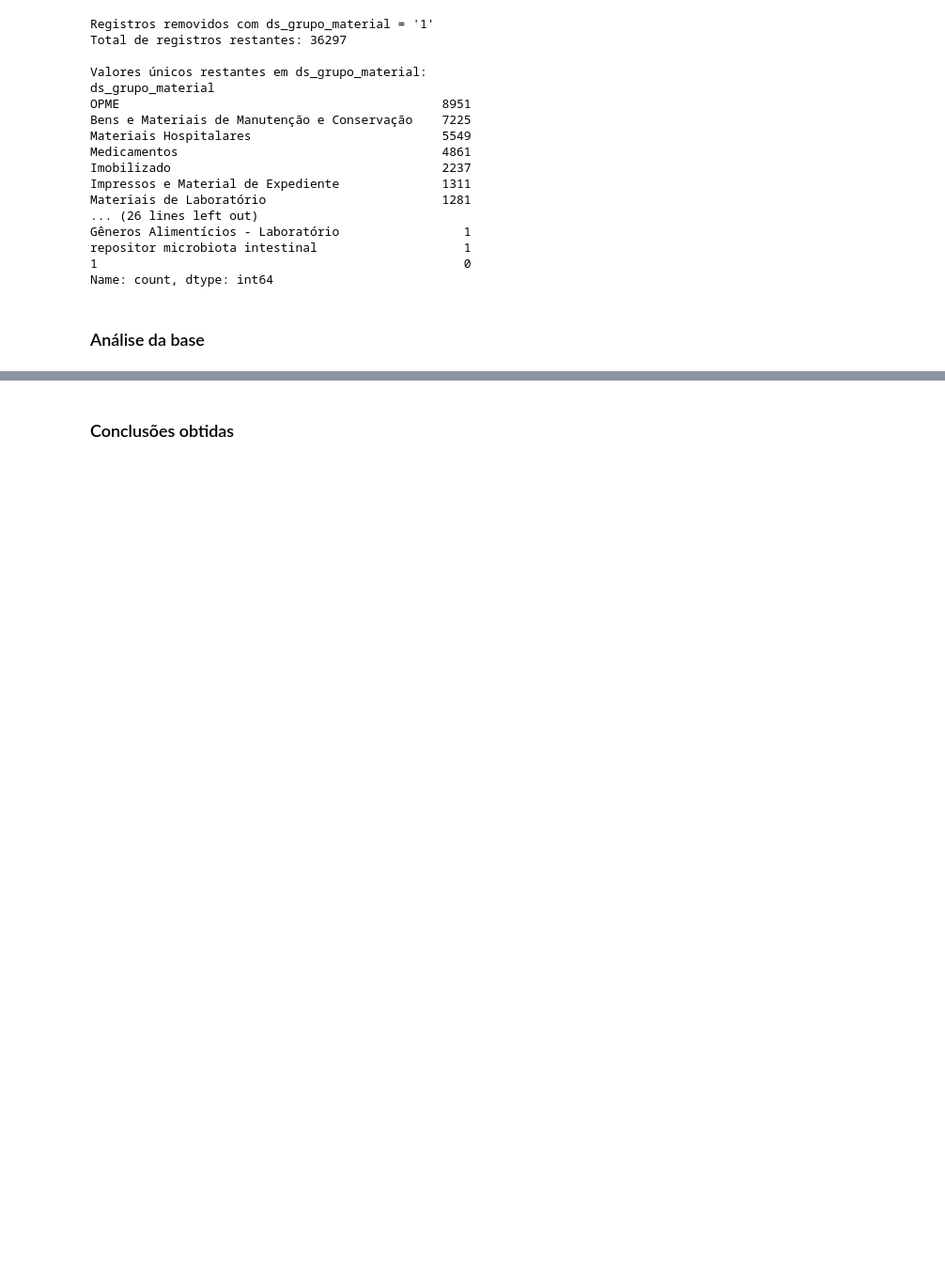
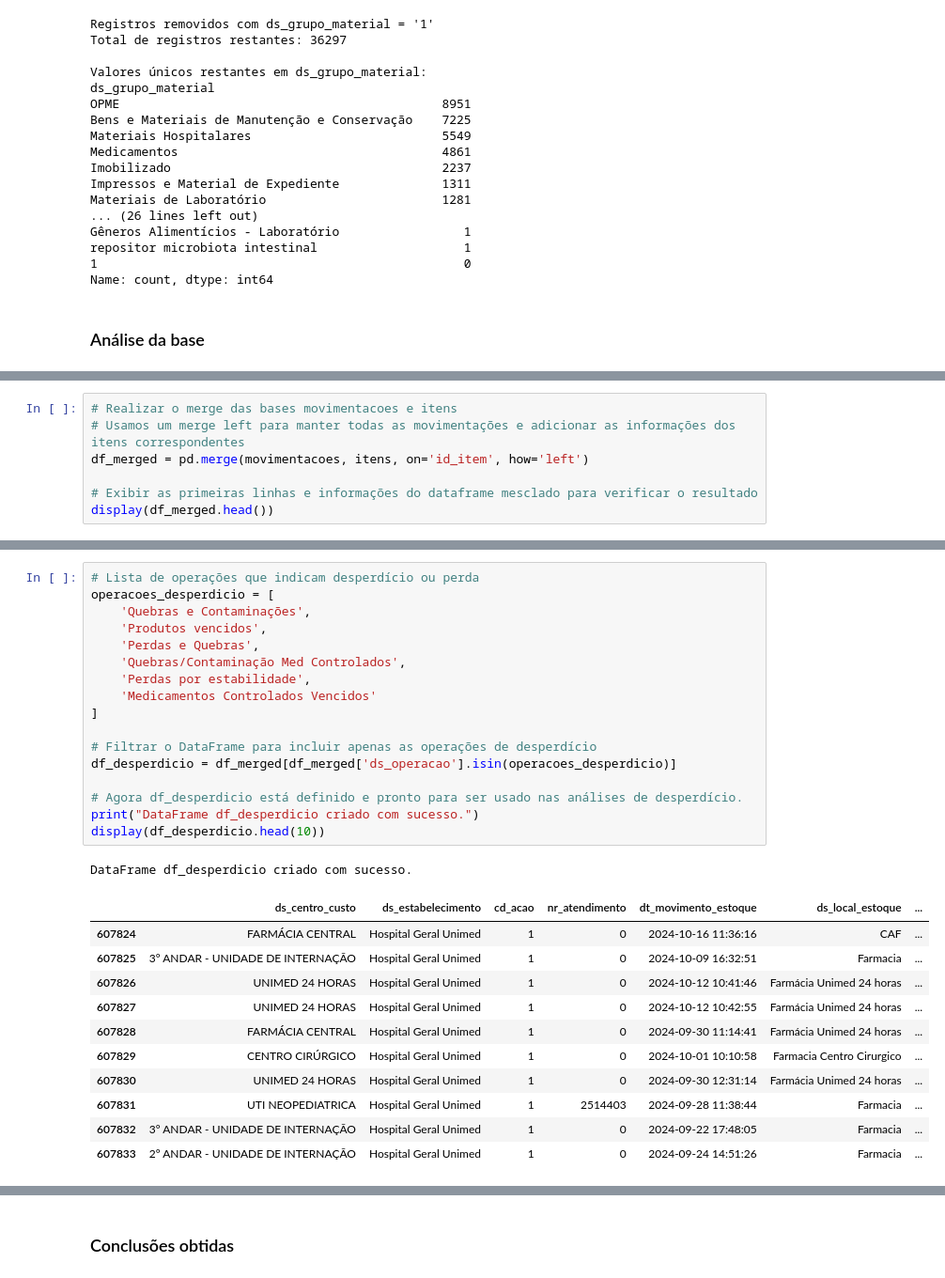
Before and after one commit to pedrofurmam/projeto-ciencia-de-dados, a Jupyter notebook: Projeto - Ciência de Dados Desafio.ipynb, the cells around one changed output, grey strips where cells are left out. Shown at 94% size. Cells and saved outputs as stored; diff of their text form; blank space fills up the shorter version.

```diff
--- a/Projeto - Ciência de Dados Desafio.ipynb
+++ b/Projeto - Ciência de Dados Desafio.ipynb
@@ -888,0 +857,7 @@ Name: count, dtype: int64
+# %%
+# Realizar o merge das bases movimentacoes e itens
+# Usamos um merge left para manter todas as movimentações e adicionar as informações dos itens correspondentes
+df_merged = pd.merge(movimentacoes, itens, on='id_item', how='left')
+
+# Exibir as primeiras linhas e informações do dataframe mesclado para verificar o resultado
+display(df_merged.head())
@@ -888,0 +937,30 @@ Name: count, dtype: int64
+# %%
+# Lista de operações que indicam desperdício ou perda
+operacoes_desperdicio = [
+    'Quebras e Contaminações',
+    'Produtos vencidos',
+    'Perdas e Quebras',
+    'Quebras/Contaminação Med Controlados',
+    'Perdas por estabilidade',
+    'Medicamentos Controlados Vencidos'
+]
+
+# Filtrar o DataFrame para incluir apenas as operações de desperdício
+df_desperdicio = df_merged[df_merged['ds_operacao'].isin(operacoes_desperdicio)]
+
+# Agora df_desperdicio está definido e pronto para ser usado nas análises de desperdício.
+print("DataFrame df_desperdicio criado com sucesso.")
+display(df_desperdicio.head(10))
+# %% [output]
+DataFrame df_desperdicio criado com sucesso.
+|  | ds_centro_custo | ds_estabelecimento | cd_acao | nr_atendimento | dt_movimento_estoque | ds_local_estoque | ... |
+| 607824 | FARMÁCIA CENTRAL | Hospital Geral Unimed | 1 | 0 | 2024-10-16 11:36:16 | CAF | ... |
+| 607825 | 3º ANDAR - UNIDADE DE INTERNAÇÃO | Hospital Geral Unimed | 1 | 0 | 2024-10-09 16:32:51 | Farmacia | ... |
+| 607826 | UNIMED 24 HORAS | Hospital Geral Unimed | 1 | 0 | 2024-10-12 10:41:46 | Farmácia Unimed 24 horas | ... |
+| 607827 | UNIMED 24 HORAS | Hospital Geral Unimed | 1 | 0 | 2024-10-12 10:42:55 | Farmácia Unimed 24 horas | ... |
+| 607828 | FARMÁCIA CENTRAL | Hospital Geral Unimed | 1 | 0 | 2024-09-30 11:14:41 | Farmácia Unimed 24 horas | ... |
+| 607829 | CENTRO CIRÚRGICO | Hospital Geral Unimed | 1 | 0 | 2024-10-01 10:10:58 | Farmacia Centro Cirurgico | ... |
+| 607830 | UNIMED 24 HORAS | Hospital Geral Unimed | 1 | 0 | 2024-09-30 12:31:14 | Farmácia Unimed 24 horas | ... |
+| 607831 | UTI NEOPEDIATRICA | Hospital Geral Unimed | 1 | 2514403 | 2024-09-28 11:38:44 | Farmacia | ... |
+| 607832 | 3º ANDAR - UNIDADE DE INTERNAÇÃO | Hospital Geral Unimed | 1 | 0 | 2024-09-22 17:48:05 | Farmacia | ... |
+| 607833 | 2º ANDAR - UNIDADE DE INTERNAÇÃO | Hospital Geral Unimed | 1 | 0 | 2024-09-24 14:51:26 | Farmacia | ... |
```
Also changed, not shown: parts of 16 cells of this notebook.
